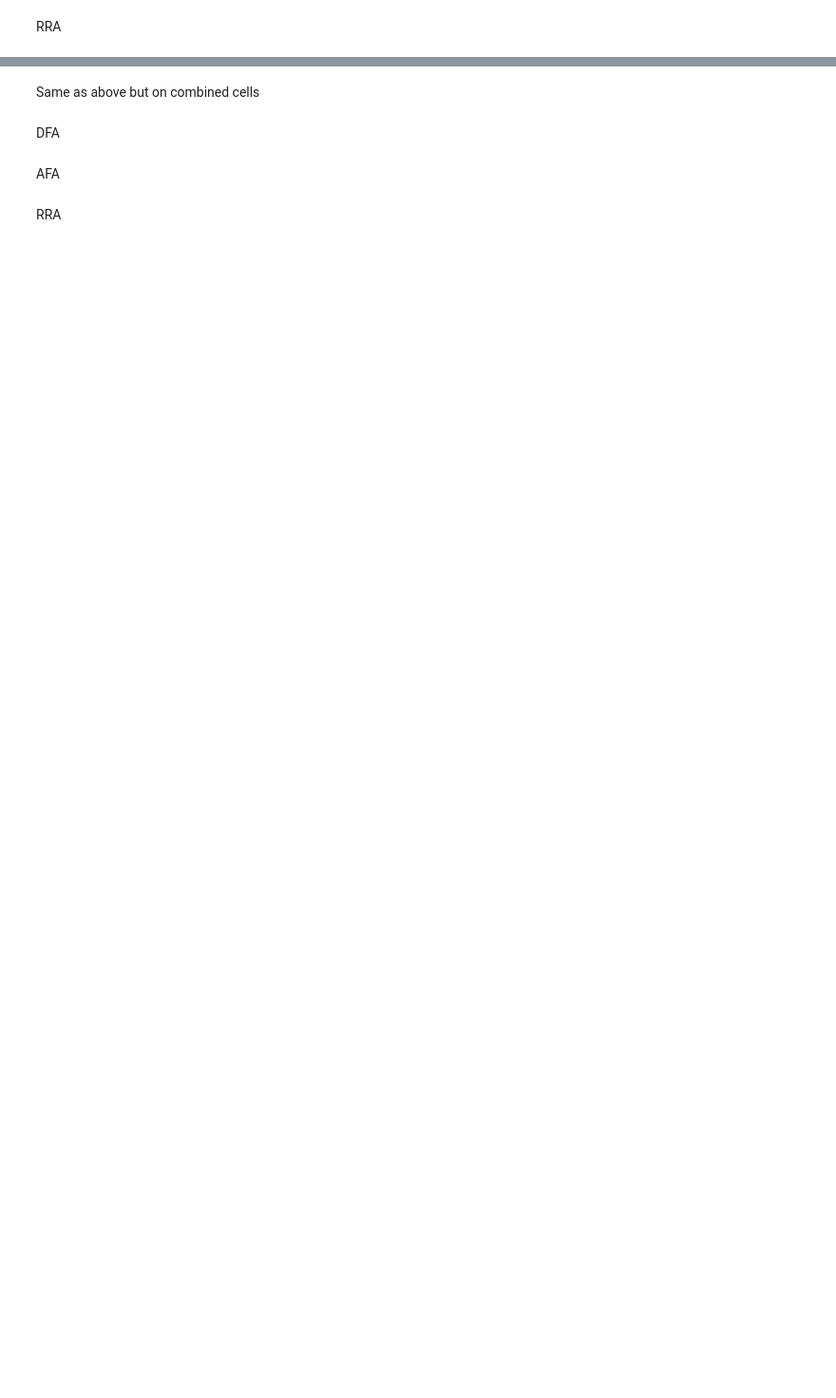
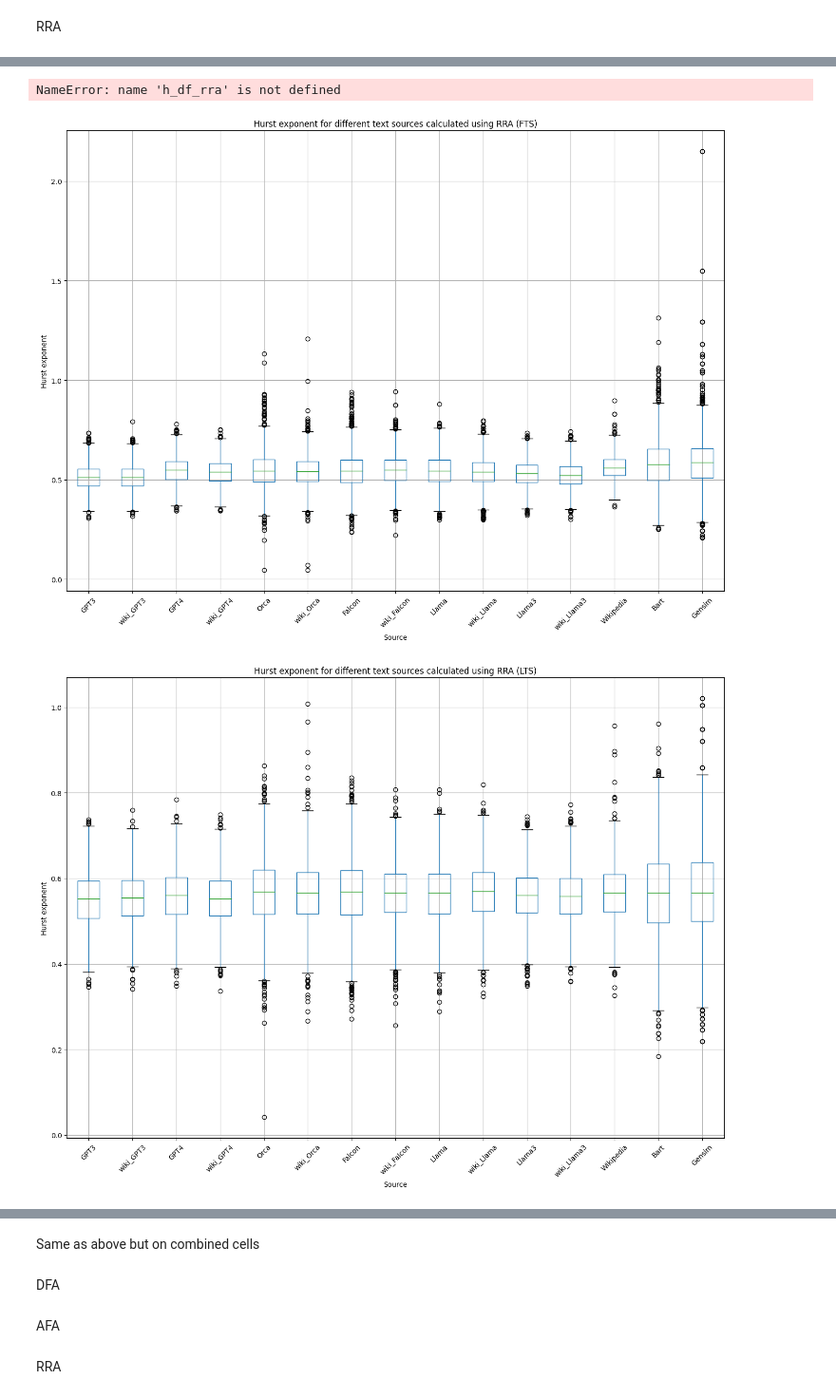
Before and after one commit to msobolewska/fractal, a Jupyter notebook: dane_wiki_final.ipynb, the cells around one changed output, grey strips where cells are left out. Shown at 95% size. Saved outputs shown, nothing was run; the diff lists cells and outputs as text; code cells hidden in the pictures; blank space fills up the shorter version.

```diff
--- a/dane_wiki_final.ipynb
+++ b/dane_wiki_final.ipynb
@@ -396,4 +792,15 @@ def load_or_create_h_df_filename_rra(pos_df_list):
+# %%
+h_df_filename_rra_fts = 'h_df_rra_fts.csv'
+
+def load_or_create_h_df_filename_rra_fts(df_text):
+    if os.path.exists(h_df_filename_rra_fts):
+        h_df = pd.read_csv(h_df_filename_rra_fts)
+    else:
+        h_df = df_text.applymap(lambda x: rra_calculate_cell_fts(x) if pd.notnull(x) else x)
+        h_df.to_csv(h_df_filename_rra_fts, index=False)
+        print("DataFrame created and saved to file.")
+    return h_df
 # %%
-h_df_rra = load_or_create_h_df_filename_rra(pos_df_list)
-h_df_rra.info()
-h_df_rra.head()
+h_df_rra_pos = load_or_create_h_df_filename_rra_pos(pos_df_list)
+h_df_rra_pos.info()
+h_df_rra_pos.head()
@@ -399,0 +831,4 @@ h_df_rra.head()
+# %%
+h_df_rra_lts = load_or_create_h_df_filename_rra_lts(df_text)
+h_df_rra_lts.info()
+h_df_rra_lts.head()
@@ -399,0 +861,4 @@ h_df_rra.head()
+# %%
+h_df_rra_fts = load_or_create_h_df_filename_rra_fts(df_text)
+h_df_rra_fts.info()
+h_df_rra_fts.head()
@@ -400,5 +891,12 @@ h_df_rra.head()
 # %%
-outliers = find_outliers(h_df_rra, 2.5)
+outliers = find_outliers(h_df_rra_fts, 2.5)
 print_outliers(df, outliers)
+# %% [output]
+NameError: name 'h_df_rra' is not defined
 # %%
-box_plot(h_df_rra, 'RRA')
+box_plot(h_df_rra_fts, 'RRA (FTS)')
+box_plot(h_df_rra_lts, 'RRA (LTS)')
+box_plot(h_df_rra_pos, 'RRA (POS)')
+# %% [output]
+[figure, added]
+[figure, added]
```
Also changed, not shown: parts of 38 cells of this notebook.
